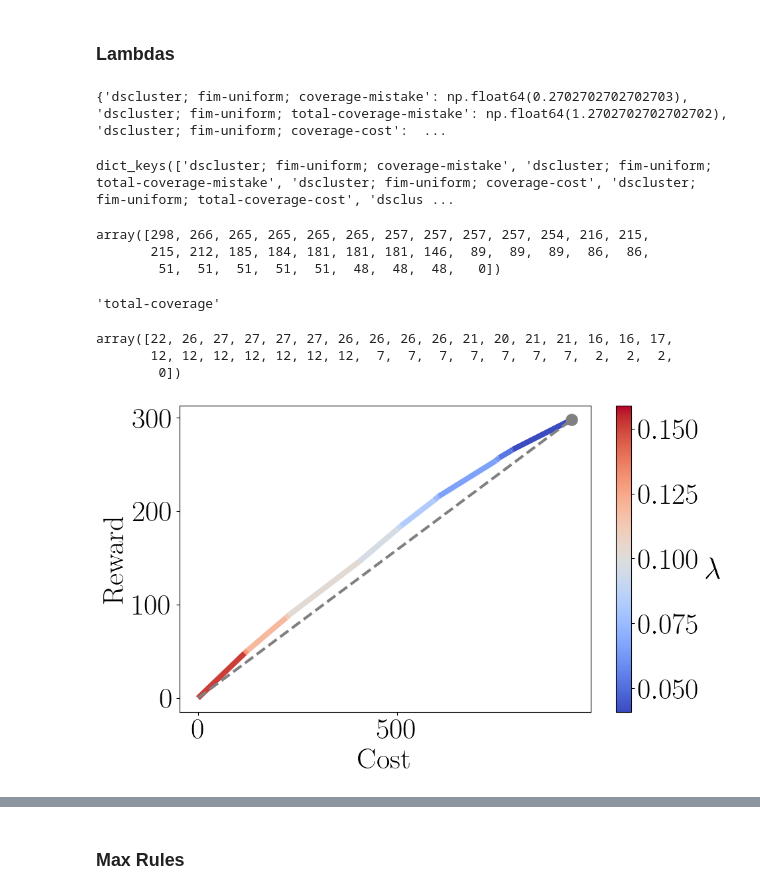
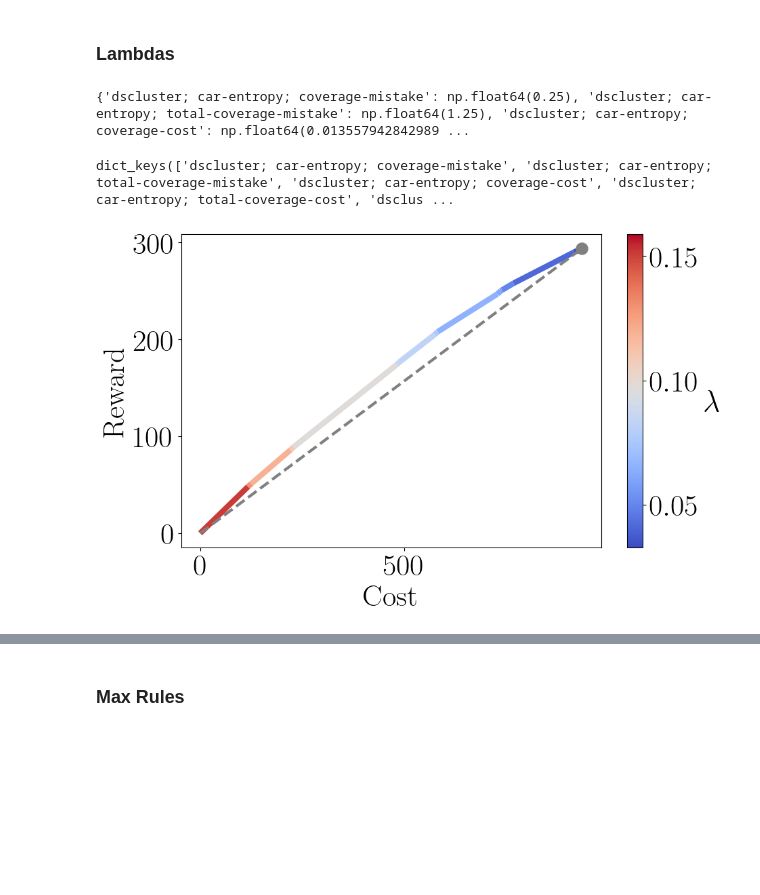
Before and after one commit to kevinqnb/interpretable-clustering, a Jupyter notebook: examples/experiments.ipynb, the cells around one changed output, grey strips where cells are left out. Saved outputs shown, nothing was run; the diff lists cells and outputs as text; code cells hidden in the pictures; blank space fills up the shorter version.

```diff
--- a/examples/experiments.ipynb
+++ b/examples/experiments.ipynb
@@ -96,7 +94,7 @@ objective_cost_reward_dict = {
     'total-coverage-mistake': {'reward': 'total-coverage', 'cost': 'mistakes', 'alpha': 'alpha_mistakes'},
     'coverage-cost': {'reward': 'cluster-coverage', 'cost': 'rule-clustering-cost', 'alpha': 'alpha_rule_clustering_cost'},
     'total-coverage-cost': {'reward': 'total-coverage', 'cost': 'rule-clustering-cost', 'alpha': 'alpha_rule_clustering_cost'},
-    'total-coverage-rule-cost': {'reward': 'total-coverage', 'cost': 'rule-mean-cost', 'alpha': 'alpha_rule_mean_cost'},
+    'total-coverage-cost-unsupervised': {'reward': 'total-coverage', 'cost': 'rule-mean-cost', 'alpha': 'alpha_rule_mean_cost'},
 }
 
 selected_lambdas = {}
@@ -115,7 +113,6 @@ for module in lambda_dict['modules']:
     y = np.array([lambda_dict['modules'][module][reward][str(l)] for l in z])
     rl = np.array([lambda_dict['modules'][module]['sum-rule-length'][str(l)] for l in z])
 
-    '''
     if x[0] == 0:
         A = np.inf
     else:
@@ -125,14 +122,17 @@ for module in lambda_dict['modules']:
     for i, x_i in enumerate(x):
         y_i = y[i]
         if A == np.inf:
-            dists[i] = np.abs(x_i) # distance to vertical line
+            dists[i] = -1 * (x_i) # distance to vertical line
         else:
-            dists[i] = np.abs(A * x_i + B * y_i) / np.sqrt(B**2 + A**2)
+            dists[i] = -1 * (A * x_i + B * y_i) / np.sqrt(B**2 + A**2)
     best_lambda_idx = np.argmax(dists)
-    '''
 
-    obj_evals = y - z * (x + alpha * rl)
-    best_lambda_idx = np.argmax(obj_evals)
+    best_lambda_idx = 0
+
+    #obj_evals = y - z * (x + alpha * rl)
+    #best_lambda_idx = np.argmax(obj_evals)
+
+    #best_lambda_idx = np.argmax(z*y/x)
 
     best_lambda = z[best_lambda_idx]
 
@@ -141,33 +141,17 @@ for module in lambda_dict['modules']:
 print(selected_lambdas)
 
 # Save selected lambdas
-fname = "../data/experiments/" + dataset + "/lambdas/selected_lambdas_alpha_zero.json"
+fname = "../data/experiments/" + dataset + "/lambdas/selected_lambdas_alpha.json"
 with open(fname, 'w') as f:
     json.dump(selected_lambdas, f, indent=4)
 # %% [output]
-{'dscluster; fim-uniform; coverage-mistake': np.float64(0.2702702702702703), 'dscluster; fim-uniform; total-coverage-mistake': np.float64(1.2702702702702702), 'dscluster; fim-uniform; coverage-cost':  ...
+{'dscluster; car-entropy; coverage-mistake': np.float64(0.25), 'dscluster; car-entropy; total-coverage-mistake': np.float64(1.25), 'dscluster; car-entropy; coverage-cost': np.float64(0.013557942842989 ...
 # %%
 selected_lambdas.keys()
 # %% [output]
-dict_keys(['dscluster; fim-uniform; coverage-mistake', 'dscluster; fim-uniform; total-coverage-mistake', 'dscluster; fim-uniform; coverage-cost', 'dscluster; fim-uniform; total-coverage-cost', 'dsclus ...
+dict_keys(['dscluster; car-entropy; coverage-mistake', 'dscluster; car-entropy; total-coverage-mistake', 'dscluster; car-entropy; coverage-cost', 'dscluster; car-entropy; total-coverage-cost', 'dsclus ...
-# %%
-y
-# %% [output]
-array([298, 266, 265, 265, 265, 265, 257, 257, 257, 257, 254, 216, 215,
-       215, 212, 185, 184, 181, 181, 181, 146,  89,  89,  89,  86,  86,
-        51,  51,  51,  51,  51,  48,  48,  48,   0])
-# %%
-reward
-# %% [output]
-'total-coverage'
-# %%
-rl
-# %% [output]
-array([22, 26, 27, 27, 27, 27, 26, 26, 26, 26, 21, 20, 21, 21, 16, 16, 17,
-       12, 12, 12, 12, 12, 12, 12,  7,  7,  7,  7,  7,  7,  7,  2,  2,  2,
-        0])
 # %%
-module = "dscluster; decision-tree; total-coverage-cost"
+module = "dscluster; decision-tree; coverage-cost"
 rule_type = module.split(';')[1].strip()
 objective_type = module.split(';')[2].strip()
 reward = objective_cost_reward_dict[objective_type]['reward']
@@ -181,7 +165,7 @@ z = lambda_vals1
 rl = np.array([lambda_dict['modules'][module]['sum-rule-length'][str(l)] for l in z])
 x = np.array([lambda_dict['modules'][module][cost][str(l)] for l in z]) + alpha * rl
 y = np.array([lambda_dict['modules'][module][reward][str(l)] for l in z])
-'''
+
 if x[0] == 0:
     A = np.inf
 else:
@@ -191,16 +175,18 @@ dists = np.zeros_like(x)
 for i, x_i in enumerate(x):
     y_i = y[i]
     if A == np.inf:
-        dists[i] = np.abs(x_i) # distance to vertical line
+        dists[i] = -x_i  # signed distance to vertical line (positive to the right)
     else:
-        dists[i] = np.abs(A * x_i + B * y_i) / np.sqrt(B**2 + A**2)
+        # Signed distance: positive above the line, negative below
+        dists[i] = -1 * (A * x_i + B * y_i) / np.sqrt(A**2 + B**2)
 
 best_lambda_idx = np.argmax(dists)
-'''
 
-obj_evals = y - z * x
-best_lambda_idx = np.argmax(obj_evals)
 
+#obj_evals = y - z * x
+#best_lambda_idx = np.argmax(obj_evals)
+
+best_lambda_idx = 0
 
 best_lambda = z[best_lambda_idx]
 
@@ -218,31 +204,31 @@ x_ = np.linspace(min(x), max(x), 10)
 
 if max(x) != 0:
     y_ = x_ * (max(y) / max(x))
     plt.plot(x_, y_, linestyle='dashed', color='gray', linewidth=3)
 
 plt.scatter(
     x[best_lambda_idx],
     y[best_lambda_idx],
     color='grey',
     s=150,
     zorder=5,
     label=r'Best $\lambda$ = %.2f' % best_lambda
 )
 
 cbar = fig.colorbar(line, ax=ax)
 cbar.set_label(r'$\lambda$', rotation=0, labelpad=15)
 
 #ax.set_xlim(-2, x.max() + 2)
 #ax.set_ylim(-2, y.max() + 2)
 ax.set_xlabel('Cost')
 ax.set_ylabel('Reward')
 #plt.title('Coverage Mistake Objective')
 #ax.set_title('Line Plot Colored by Z Values')
 #plt.savefig(
 #    "../figures/" + dataset + "/lambdas/" + bin_type  + "_" + reward + "_" + cost + ".png",
 #    bbox_inches='tight'
 #)
 
 plt.show()
 # %% [output]
-[figure, old version]
+[figure, new version]
```
Also changed, not shown: parts of 11 cells of this notebook, 55 other files.
